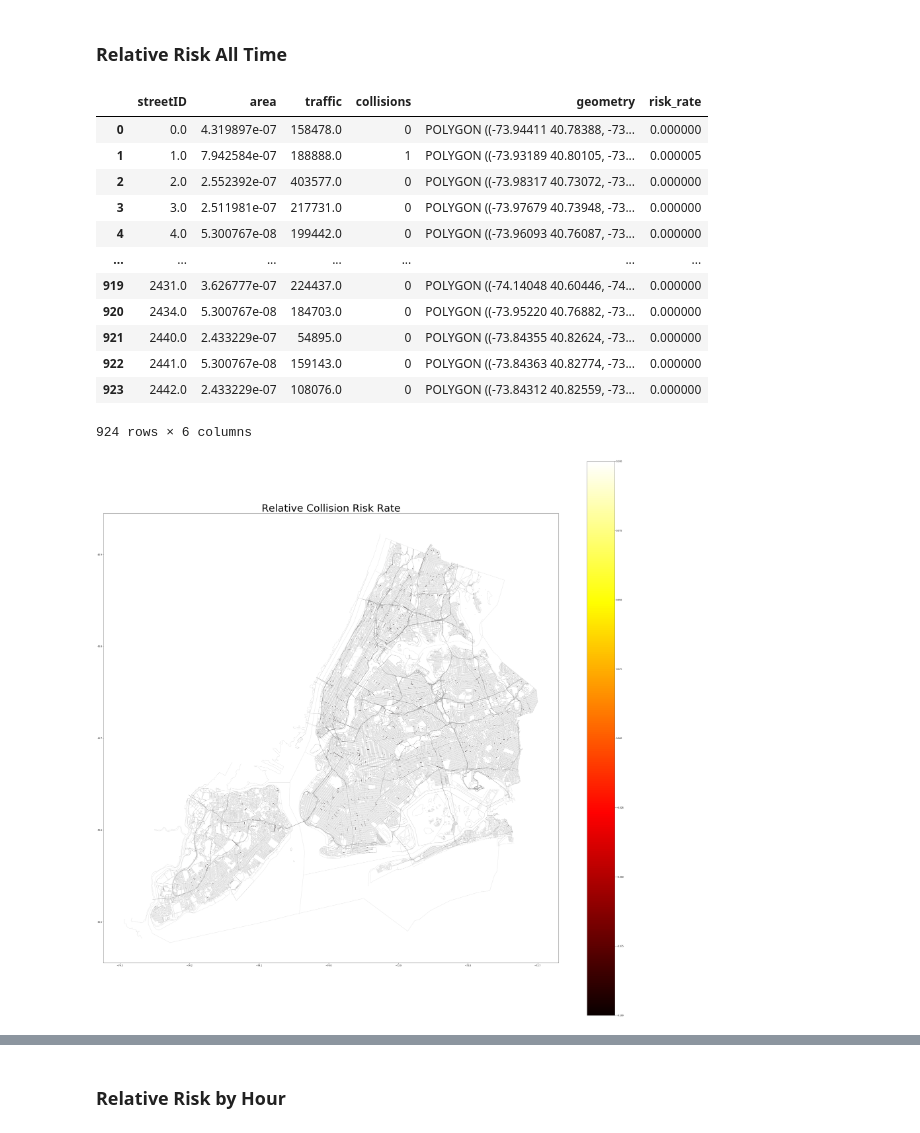
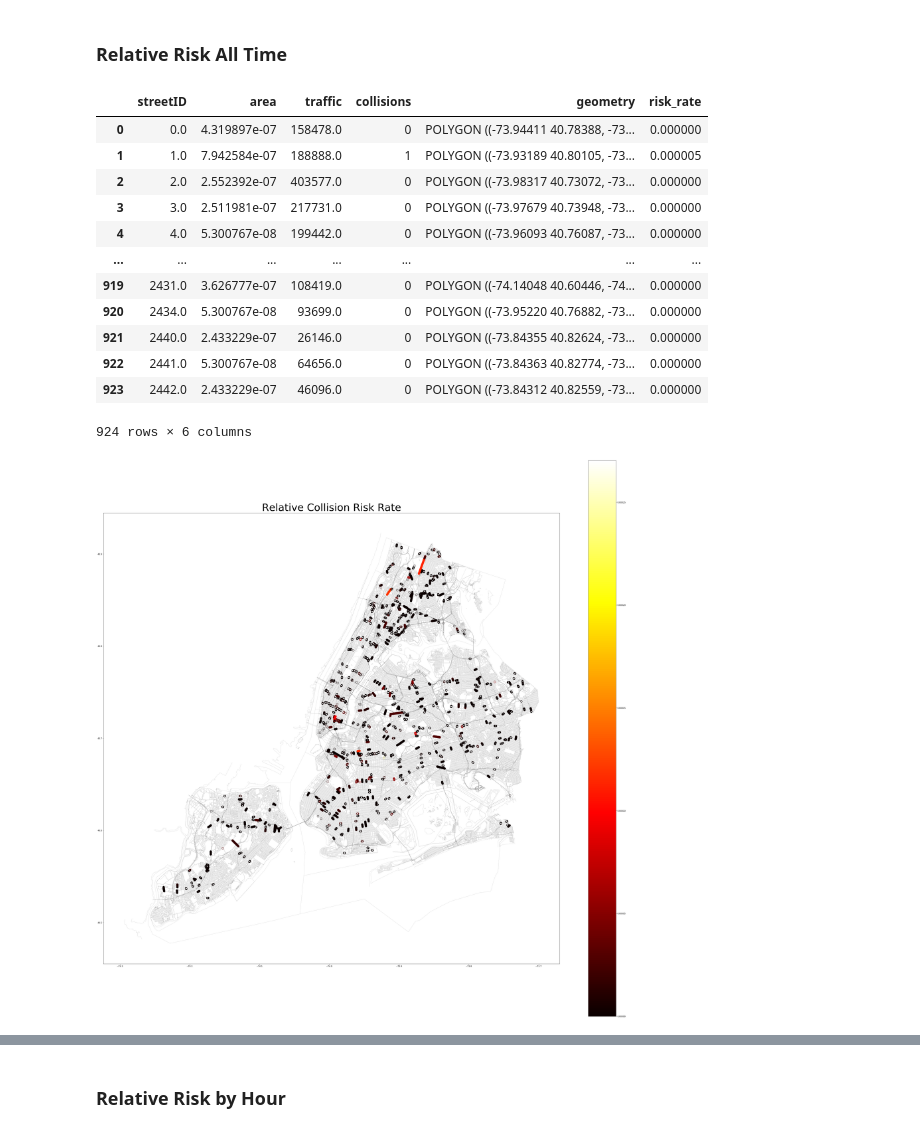
Before and after one commit to aj-cooke/NYC-Traffic-Accidents, a Jupyter notebook: NYC_Crash_Risk.ipynb, the cells around one changed output, grey strips where cells are left out. Saved outputs shown, nothing was run; the diff lists cells and outputs as text; code cells hidden in the pictures.

```diff
--- a/NYC_Crash_Risk.ipynb
+++ b/NYC_Crash_Risk.ipynb
@@ -113,11 +117,17 @@ tc
 | 329045 | 03/26/2017 | POLYGON ((-73.93188 40.85429, -73... | 2281.0 | 11:00-12:00AM | 86.0 | 2.577393e-07 | 23 | 2017-03-26 | 0 | NaN | ... |
 | 329046 | 03/26/2017 | POLYGON ((-73.93188 40.85429, -73... | 2281.0 | 11:00-12:00AM | 72.0 | 2.577393e-07 | 23 | 2017-03-26 | 0 | NaN | ... |
 329047 rows × 55 columns
+# %%
+bikes = pd.read_csv('bike_lanes_matched.csv')
+del bikes['geometry']
+tc = pd.merge(tc, bikes, how = 'left', on = 'streetID') # may need to handle duplicates too
+tc = tc.drop_duplicates(subset = ['Date', 'streetID', 'time', 'collision_id'])
+tc['bike_lane_indicator'] = np.where(tc['lanecount'] > 0, 1, 0)
 # %% [markdown]
 ### Relative Risk All Time
 # %%
-by_street = tc[['streetID', 'area','traffic', 'collision_id','geometry']].groupby(by = 'streetID',
-                                                                                  as_index = False).agg({'area':['first'],
+by_street = tc[['streetID', 'area','traffic', 'collision_id','geometry']].groupby(by = ['streetID']
+                                                                                  ,as_index = False).agg({'area':['first'],
                                                                                                          'traffic':['sum'],
                                                                                                          'collision_id':['count'],
                                                                                                          'geometry':['first']})
@@ -132,20 +142,22 @@ by_street
 | 3 | 3.0 | 2.511981e-07 | 217731.0 | 0 | POLYGON ((-73.97679 40.73948, -73... | 0.000000 |
 | 4 | 4.0 | 5.300767e-08 | 199442.0 | 0 | POLYGON ((-73.96093 40.76087, -73... | 0.000000 |
 | ... | ... | ... | ... | ... | ... | ... |
-| 919 | 2431.0 | 3.626777e-07 | 224437.0 | 0 | POLYGON ((-74.14048 40.60446, -74... | 0.000000 |
-| 920 | 2434.0 | 5.300767e-08 | 184703.0 | 0 | POLYGON ((-73.95220 40.76882, -73... | 0.000000 |
-| 921 | 2440.0 | 2.433229e-07 | 54895.0 | 0 | POLYGON ((-73.84355 40.82624, -73... | 0.000000 |
-| 922 | 2441.0 | 5.300767e-08 | 159143.0 | 0 | POLYGON ((-73.84363 40.82774, -73... | 0.000000 |
-| 923 | 2442.0 | 2.433229e-07 | 108076.0 | 0 | POLYGON ((-73.84312 40.82559, -73... | 0.000000 |
+| 919 | 2431.0 | 3.626777e-07 | 108419.0 | 0 | POLYGON ((-74.14048 40.60446, -74... | 0.000000 |
+| 920 | 2434.0 | 5.300767e-08 | 93699.0 | 0 | POLYGON ((-73.95220 40.76882, -73... | 0.000000 |
+| 921 | 2440.0 | 2.433229e-07 | 26146.0 | 0 | POLYGON ((-73.84355 40.82624, -73... | 0.000000 |
+| 922 | 2441.0 | 5.300767e-08 | 64656.0 | 0 | POLYGON ((-73.84363 40.82774, -73... | 0.000000 |
+| 923 | 2442.0 | 2.433229e-07 | 46096.0 | 0 | POLYGON ((-73.84312 40.82559, -73... | 0.000000 |
 924 rows × 6 columns
+# %%
+by_street['log_risk_rate'] = np.log(by_street['risk_rate'])
+by_street = gpd.GeoDataFrame(by_street, geometry = 'geometry')
+by_street = by_street.set_crs(4326, allow_override = True)
+by_street['geometry'] = by_street['geometry'].boundary
 # %%
 fig, ax = plt.subplots(figsize = (50, 50))
-by_street['log_risk_rate'] = np.log(by_street['risk_rate'])
-by_street = gpd.GeoDataFrame(by_street, geometry = 'geometry')
-by_street = by_street.set_crs(4326, allow_override = True)
 streets.to_crs(by_street.crs).plot(ax=ax, figsize = (50, 50), color = 'grey', linewidth = 0.25)
-by_street.plot(column = 'log_risk_rate', ax=ax, figsize = (50, 50), cmap = 'hot', linewidth = 10, legend = True)
+by_street.plot(column = 'risk_rate', ax=ax, figsize = (50, 50), cmap = 'hot', linewidth = 10, legend = True)
 plt.title('Relative Collision Risk Rate', fontsize = 50)
 fig.show()
 # %% [output]
-[figure, old version]
+[figure, new version]
```
Also changed, not shown: parts of 19 cells of this notebook.
